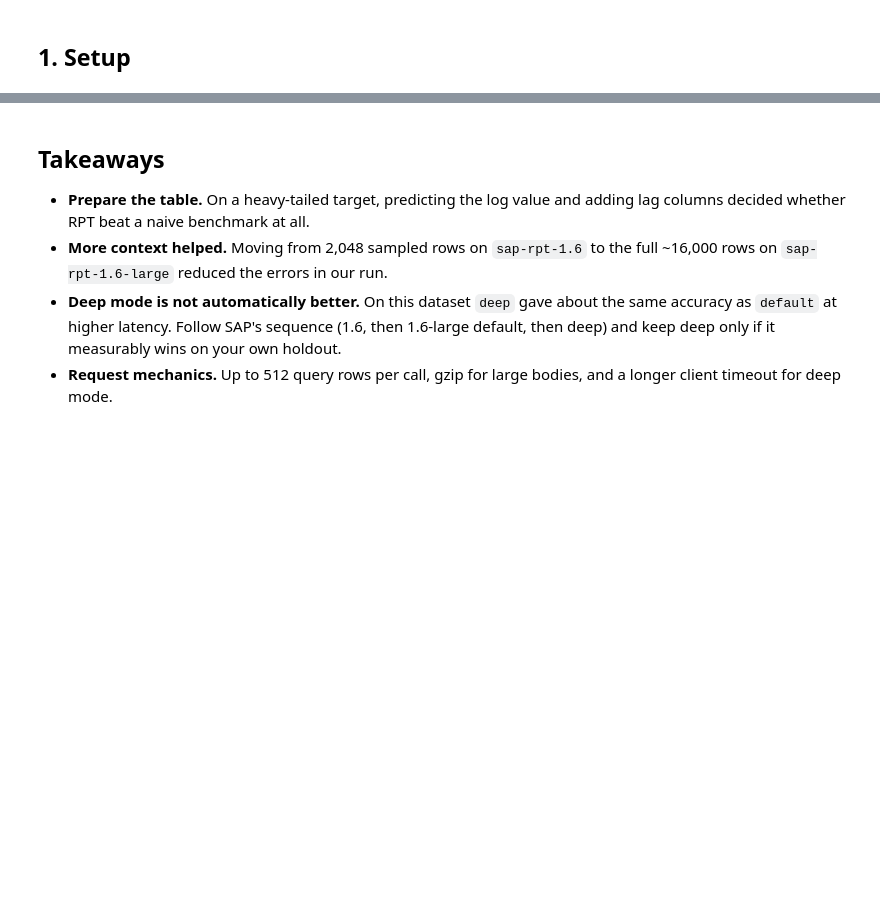
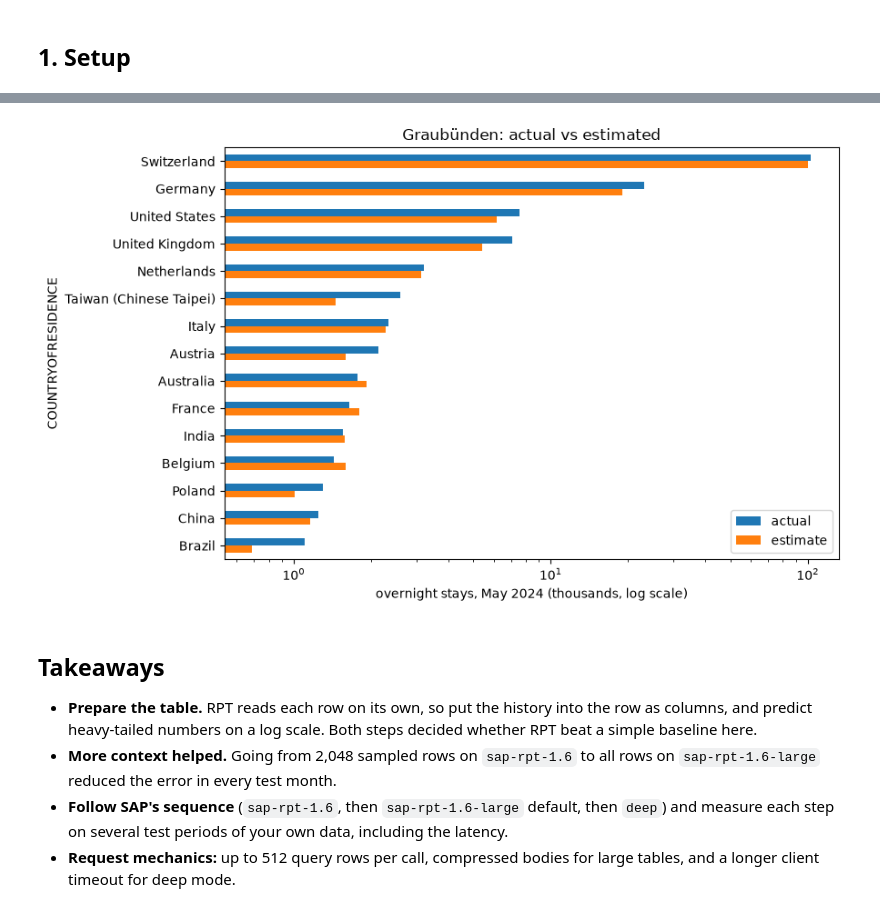
Before and after one commit to SAP-samples/sap-btp-ai-best-practices, a Jupyter notebook: best-practices/narrow-ai/RPT-1/python/rest/02_RPT-1.6_deep_context.ipynb, the cells around one changed output, grey strips where cells are left out. Cells and saved outputs as stored; diff of their text form; code cells hidden in the pictures; blank space fills up the shorter version.

```diff
--- a/best-practices/narrow-ai/RPT-1/python/rest/02_RPT-1.6_deep_context.ipynb
+++ b/best-practices/narrow-ai/RPT-1/python/rest/02_RPT-1.6_deep_context.ipynb
@@ -146,11 +183,22 @@ The naive baseline repeats the value of the same month last year, a common seaso
 # %%
-setups = {
-    "sap-rpt-1.6, 2,048 sampled rows": ("sap-rpt-1.6", context.sample(2_048, random_state=0), "default"),
-    "sap-rpt-1.6-large, full, default": ("sap-rpt-1.6-large", context, "default"),
-    "sap-rpt-1.6-large, full, deep": ("sap-rpt-1.6-large", context, "deep"),
+SETUPS = {
+    "sap-rpt-1.6, 2,048 sampled rows": ("sap-rpt-1.6", "sample", "default"),
+    "sap-rpt-1.6-large, all rows, default": ("sap-rpt-1.6-large", "all", "default"),
+    "sap-rpt-1.6-large, all rows, deep": ("sap-rpt-1.6-large", "all", "deep"),
 }
-actual = query["OVERNIGHTSTAYS"].to_numpy()
-results = {"naive: same month last year": (np.expm1(query["LOG_STAYS_LAST_YEAR"].to_numpy()), 0.0, 0)}
-for name, (model_name, context_rows, mode) in setups.items():
-    predicted, seconds = predict_in_batches(model_name, context_rows, mode)
-    results[name] = (predicted, seconds, len(context_rows))
+results, predictions_by_month = [], {}
+for month in tqdm(TEST_MONTHS, desc="test months"):
+    context = table[table["MONTH"] < month]
+    query = table[table["MONTH"] == month]
+    assert len(context) > DEEP_MODE_MIN_CONTEXT
+    actual = query[TARGET].to_numpy()
+    label = pd.Timestamp(month).strftime("%Y-%m")
+    results.append({"month": label, "setup": "baseline: same month last year", "context rows": 0, "seconds": 0.0,
+                    "log error": np.abs(query["LOG_STAYS_LAST_YEAR"].to_numpy() - actual).mean()})
+    for name, (model, rows, mode) in SETUPS.items():
+        context_rows = context.sample(2_048, random_state=0) if rows == "sample" else context
+        predicted, seconds = predict_month(model, context_rows, query, mode)
+        predictions_by_month[(label, name)] = (query, predicted)
+        results.append({"month": label, "setup": name, "context rows": len(context_rows), "seconds": seconds,
+                        "log error": np.abs(predicted - actual).mean()})
+results = pd.DataFrame(results)
@@ -197,7 +232,20 @@ plt.tight_layout()
+# %%
+query, predicted = predictions_by_month[("2024-05", "sap-rpt-1.6-large, all rows, default")]
+view = query.assign(estimate=np.expm1(predicted))
+view = view[view["REGION"] == "Graubünden"].nlargest(15, "OVERNIGHTSTAYS")
+axis = (view.set_index("COUNTRYOFRESIDENCE")[["OVERNIGHTSTAYS", "estimate"]]
+        .rename(columns={"OVERNIGHTSTAYS": "actual"}) / 1e3).plot.barh(figsize=(9, 5.5))
+axis.invert_yaxis()
+axis.set_xscale("log")
+axis.set_xlabel("overnight stays, May 2024 (thousands, log scale)")
+axis.set_title("Graubünden: actual vs estimated")
+plt.tight_layout()
+# %% [output]
+[figure, added]
 # %% [markdown]
 ## Takeaways
 
-* **Prepare the table.** On a heavy-tailed target, predicting the log value and adding lag columns decided whether RPT beat a naive benchmark at all.
-* **More context helped.** Moving from 2,048 sampled rows on `sap-rpt-1.6` to the full ~16,000 rows on `sap-rpt-1.6-large` reduced the errors in our run.
-* **Deep mode is not automatically better.** On this dataset `deep` gave about the same accuracy as `default` at higher latency. Follow SAP's sequence (1.6, then 1.6-large default, then deep) and keep deep only if it measurably wins on your own holdout.
-* **Request mechanics.** Up to 512 query rows per call, gzip for large bodies, and a longer client timeout for deep mode.
+* **Prepare the table.** RPT reads each row on its own, so put the history into the row as columns, and predict heavy-tailed numbers on a log scale. Both steps decided whether RPT beat a simple baseline here.
+* **More context helped.** Going from 2,048 sampled rows on `sap-rpt-1.6` to all rows on `sap-rpt-1.6-large` reduced the error in every test month.
+* **Follow SAP's sequence** (`sap-rpt-1.6`, then `sap-rpt-1.6-large` default, then `deep`) and measure each step on several test periods of your own data, including the latency.
+* **Request mechanics:** up to 512 query rows per call, compressed bodies for large tables, and a longer client timeout for deep mode.
```
Also changed, not shown: parts of 25 cells of this notebook.
